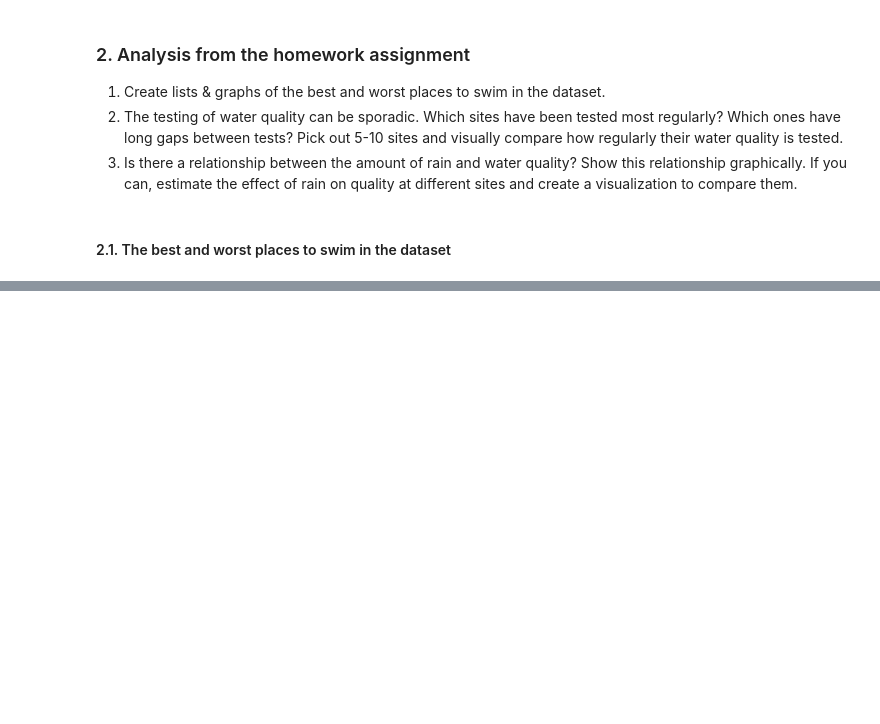
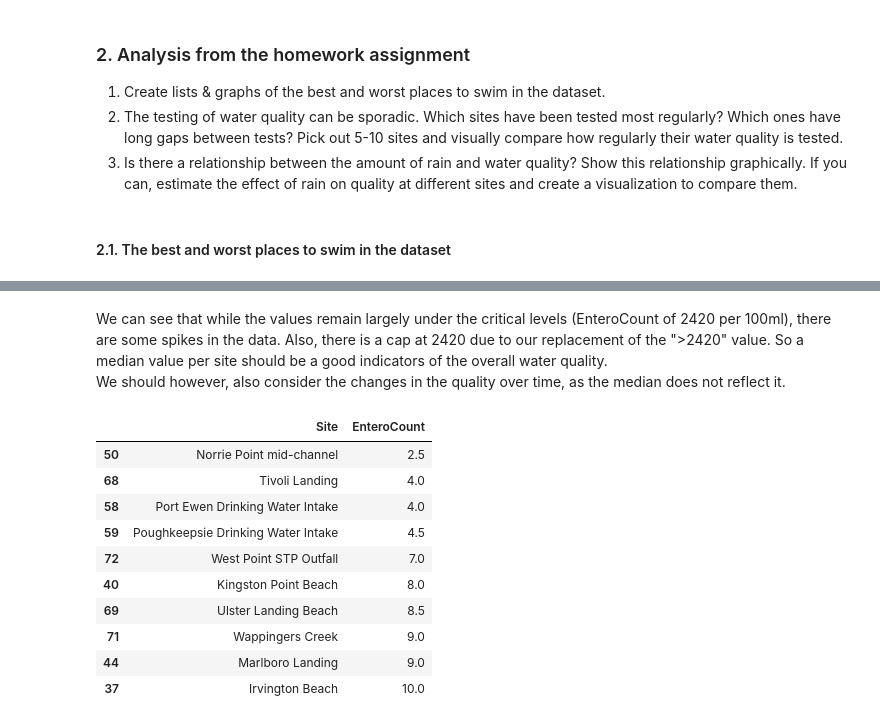
Before and after one commit to datafeelings/CUNY_DATA608, a Jupyter notebook: lecture4/Dmitriy_Vecheruk_hw4.ipynb, the cells around one changed output, grey strips where cells are left out. Drawn from its saved outputs; the diff is of its cells as text; code cells hidden in the pictures; blank space fills up the shorter version.

```diff
--- a/lecture4/Dmitriy_Vecheruk_hw4.ipynb
+++ b/lecture4/Dmitriy_Vecheruk_hw4.ipynb
@@ -119,0 +117,23 @@ Run help on this function for more information.
+# %% [markdown]
+We can see that while the values remain largely under the critical levels (EnteroCount of 2420 per 100ml), there are some spikes in the data. Also, there is a cap at 2420 due to our replacement of the ">2420" value.
+So a median value per site should be a good indicators of the overall water quality.
+We should however, also consider the changes in the quality over time, as the median does not reflect it.
+# %%
+dat_site_median = dat["EnteroCount"].groupby(dat["Site"]).agg(np.median).reset_index().sort_values("EnteroCount")
+# %%
+best_10 = dat_site_median.head(10)
+worst_10 = dat_site_median.tail(10)
+# %%
+best_10.head(10)
+# %% [output]
+|  | Site | EnteroCount |
+| 50 | Norrie Point mid-channel | 2.5 |
+| 68 | Tivoli Landing | 4.0 |
+| 58 | Port Ewen Drinking Water Intake | 4.0 |
+| 59 | Poughkeepsie Drinking Water Intake | 4.5 |
+| 72 | West Point STP Outfall | 7.0 |
+| 40 | Kingston Point Beach | 8.0 |
+| 69 | Ulster Landing Beach | 8.5 |
+| 71 | Wappingers Creek | 9.0 |
+| 44 | Marlboro Landing | 9.0 |
+| 37 | Irvington Beach | 10.0 |
```
Also changed, not shown: parts of 11 cells of this notebook.
